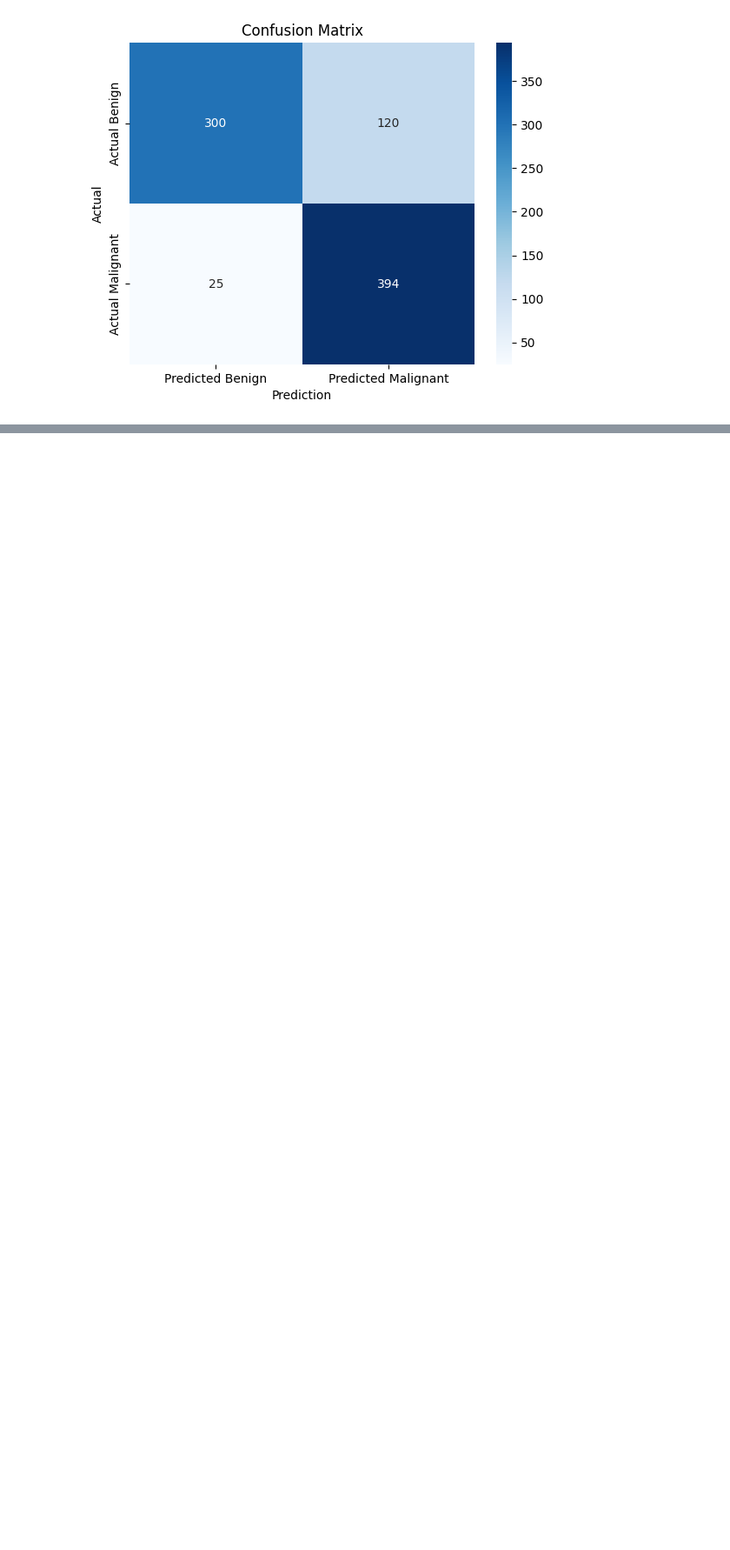
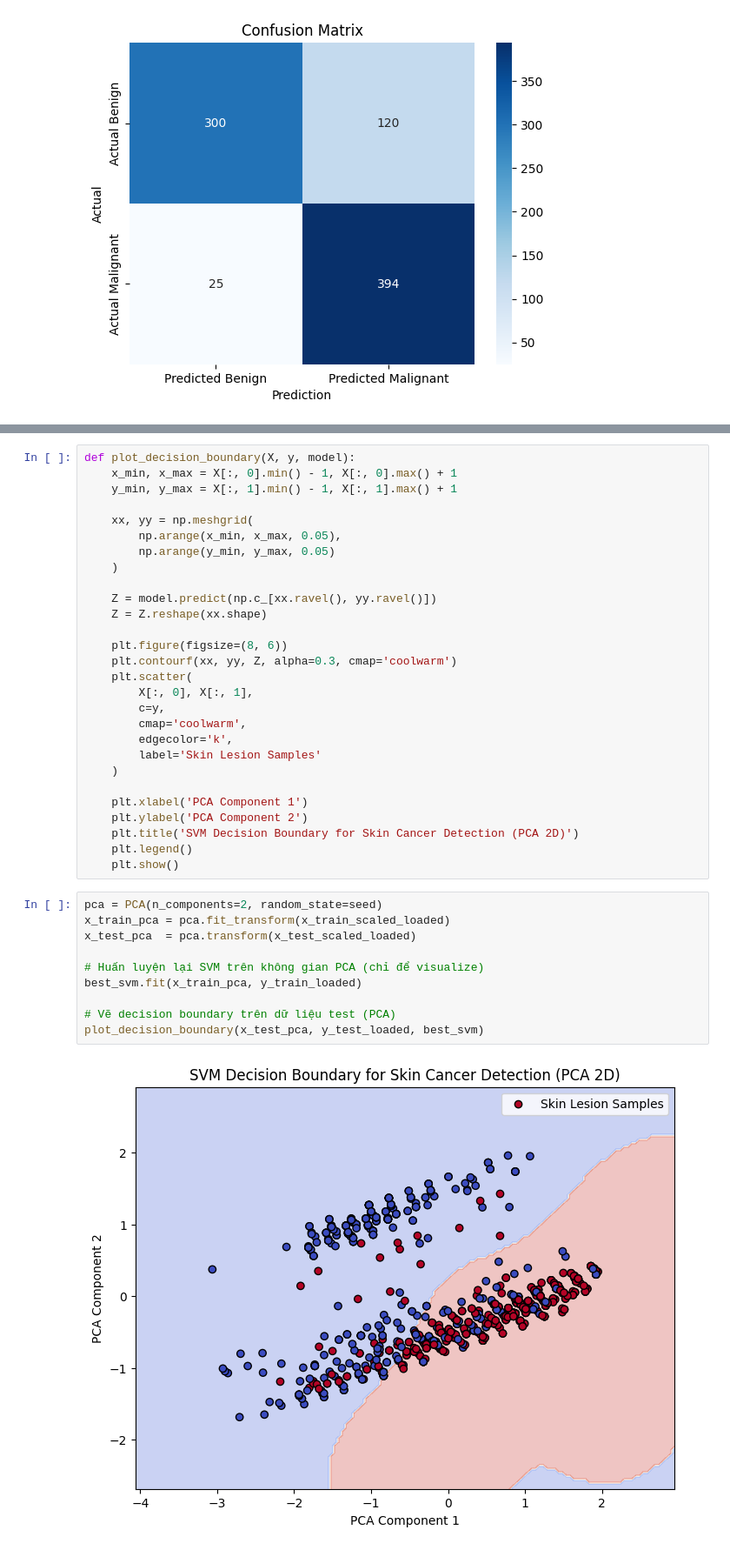
Before and after one commit to YenLinhHT26305/SVM-Skin-Cancer-Detection, a Jupyter notebook: SVM/SVM_binary_class.ipynb, the cells around one changed output, grey strips where cells are left out. Shown at 87% size. Drawn from its saved outputs; the diff is of its cells as text; blank space fills up the shorter version.

```diff
--- a/SVM/SVM_binary_class.ipynb
+++ b/SVM/SVM_binary_class.ipynb
@@ -216,0 +257,40 @@ weighted avg       0.84      0.83      0.82       839
+# %%
+def plot_decision_boundary(X, y, model):
+    x_min, x_max = X[:, 0].min() - 1, X[:, 0].max() + 1
+    y_min, y_max = X[:, 1].min() - 1, X[:, 1].max() + 1
+
+    xx, yy = np.meshgrid(
+        np.arange(x_min, x_max, 0.05),
+        np.arange(y_min, y_max, 0.05)
+    )
+
+    Z = model.predict(np.c_[xx.ravel(), yy.ravel()])
+    Z = Z.reshape(xx.shape)
+
+    plt.figure(figsize=(8, 6))
+    plt.contourf(xx, yy, Z, alpha=0.3, cmap='coolwarm')
+    plt.scatter(
+        X[:, 0], X[:, 1],
+        c=y,
+        cmap='coolwarm',
+        edgecolor='k',
+        label='Skin Lesion Samples'
+    )
+
+    plt.xlabel('PCA Component 1')
+    plt.ylabel('PCA Component 2')
+    plt.title('SVM Decision Boundary for Skin Cancer Detection (PCA 2D)')
+    plt.legend()
+    plt.show()
+# %%
+pca = PCA(n_components=2, random_state=seed)
+x_train_pca = pca.fit_transform(x_train_scaled_loaded)
+x_test_pca  = pca.transform(x_test_scaled_loaded)
+
+# Huấn luyện lại SVM trên không gian PCA (chỉ để visualize)
+best_svm.fit(x_train_pca, y_train_loaded)
+
+# Vẽ decision boundary trên dữ liệu test (PCA)
+plot_decision_boundary(x_test_pca, y_test_loaded, best_svm)
+# %% [output]
+[figure, added]
```
Also changed, not shown: parts of 11 cells of this notebook, 3 other files.
